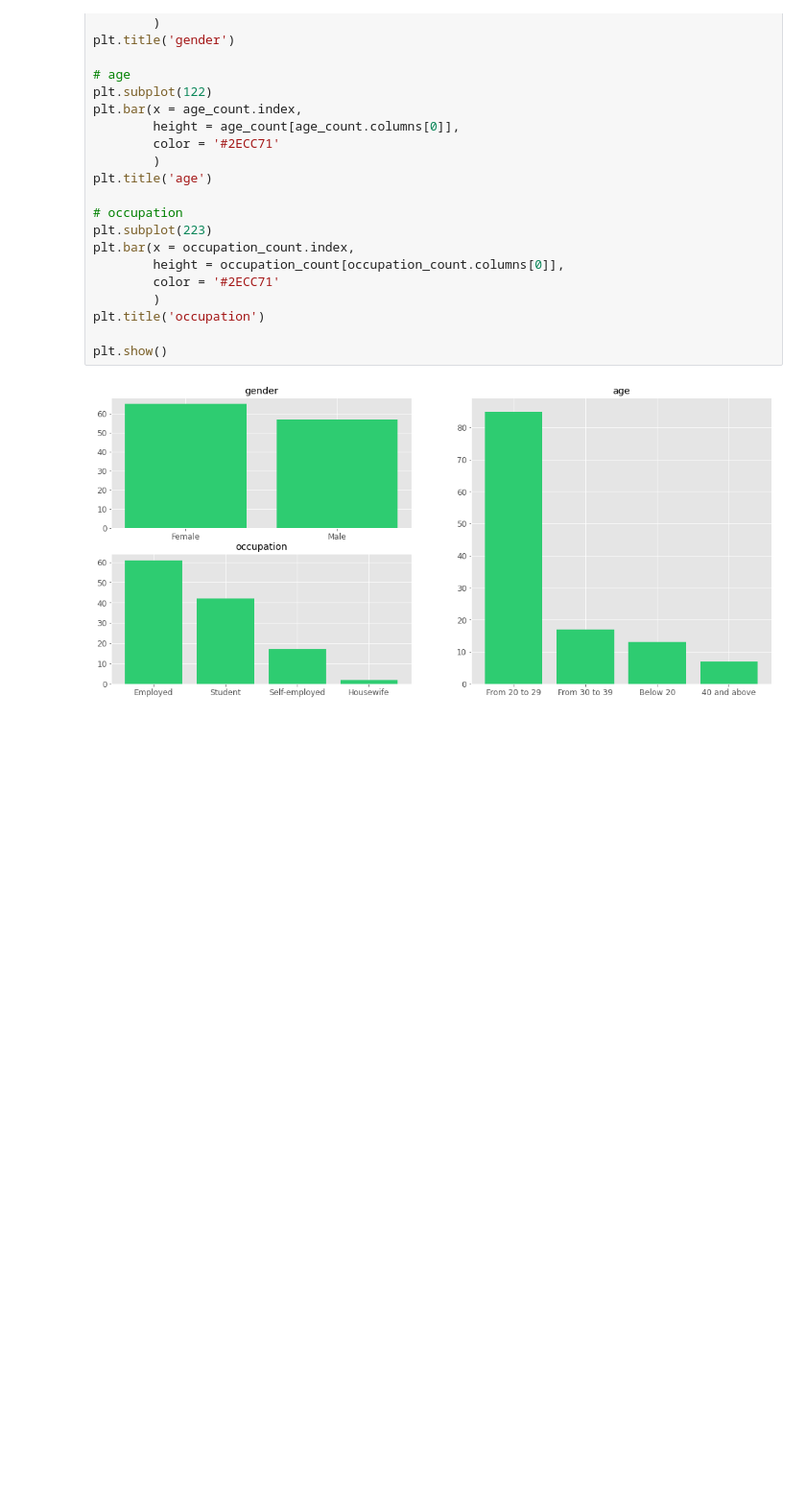
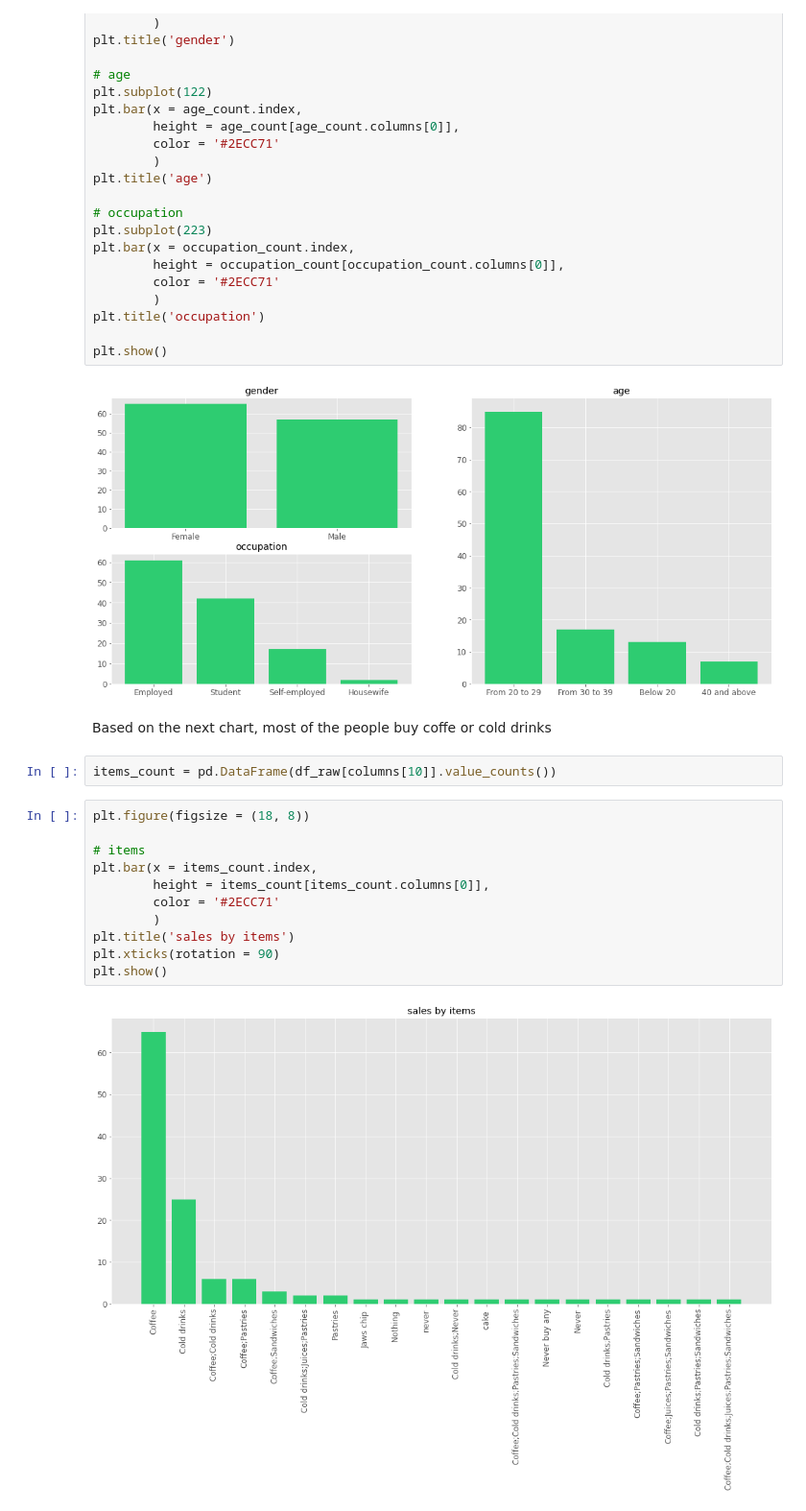
Before and after one commit to miguelvelazco0116/starbucks-customer-survey, a Jupyter notebook: data_explorer.ipynb, the cells around one changed output. Shown at 96% size. Saved outputs shown, nothing was run; the diff lists cells and outputs as text; blank space fills up the shorter version.

Commit message:
data explorer

```diff
--- a/data_explorer.ipynb
+++ b/data_explorer.ipynb
@@ -179,3 +179,20 @@ plt.title('occupation')
 plt.show()
 # %% [output]
 [figure]
+# %% [markdown]
+Based on the next chart, most of the people buy coffe or cold drinks
+# %%
+items_count = pd.DataFrame(df_raw[columns[10]].value_counts())
+# %%
+plt.figure(figsize = (18, 8))
+
+# items
+plt.bar(x = items_count.index,
+        height = items_count[items_count.columns[0]],
+        color = '#2ECC71'
+        )
+plt.title('sales by items')
+plt.xticks(rotation = 90)
+plt.show()
+# %% [output]
+[figure, added]
```
Also changed, not shown: parts of 15 cells of this notebook.
